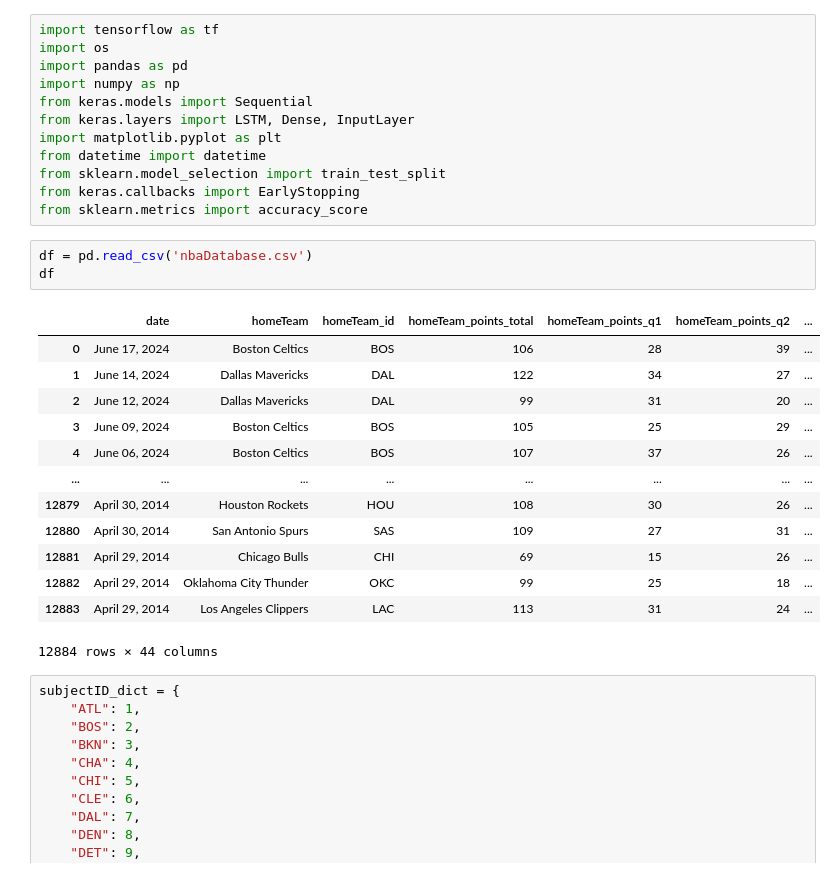
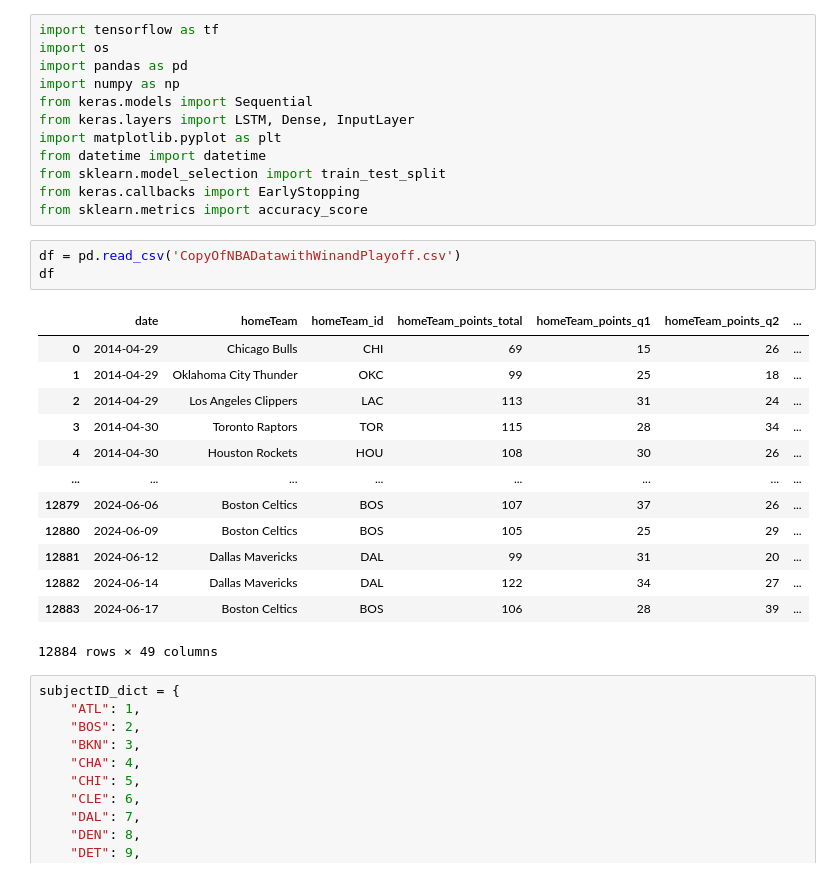
Before and after one commit to maxbraith/NBAModel, a Jupyter notebook: NBAModel/TimeSeriesML/timeSeriesWinner.ipynb, the cells around one changed output. Saved outputs shown, nothing was run; the diff lists cells and outputs as text.

```diff
--- a/NBAModel/TimeSeriesML/timeSeriesWinner.ipynb
+++ b/NBAModel/TimeSeriesML/timeSeriesWinner.ipynb
@@ -11,22 +11,22 @@ from sklearn.model_selection import train_test_split
 from keras.callbacks import EarlyStopping
 from sklearn.metrics import accuracy_score
 # %%
-df = pd.read_csv('nbaDatabase.csv')
+df = pd.read_csv('CopyOfNBADatawithWinandPlayoff.csv')
 df
 # %% [output]
 |  | date | homeTeam | homeTeam_id | homeTeam_points_total | homeTeam_points_q1 | homeTeam_points_q2 | ... |
-| 0 | June 17, 2024 | Boston Celtics | BOS | 106 | 28 | 39 | ... |
-| 1 | June 14, 2024 | Dallas Mavericks | DAL | 122 | 34 | 27 | ... |
-| 2 | June 12, 2024 | Dallas Mavericks | DAL | 99 | 31 | 20 | ... |
-| 3 | June 09, 2024 | Boston Celtics | BOS | 105 | 25 | 29 | ... |
-| 4 | June 06, 2024 | Boston Celtics | BOS | 107 | 37 | 26 | ... |
+| 0 | 2014-04-29 | Chicago Bulls | CHI | 69 | 15 | 26 | ... |
+| 1 | 2014-04-29 | Oklahoma City Thunder | OKC | 99 | 25 | 18 | ... |
+| 2 | 2014-04-29 | Los Angeles Clippers | LAC | 113 | 31 | 24 | ... |
+| 3 | 2014-04-30 | Toronto Raptors | TOR | 115 | 28 | 34 | ... |
+| 4 | 2014-04-30 | Houston Rockets | HOU | 108 | 30 | 26 | ... |
 | ... | ... | ... | ... | ... | ... | ... | ... |
-| 12879 | April 30, 2014 | Houston Rockets | HOU | 108 | 30 | 26 | ... |
-| 12880 | April 30, 2014 | San Antonio Spurs | SAS | 109 | 27 | 31 | ... |
-| 12881 | April 29, 2014 | Chicago Bulls | CHI | 69 | 15 | 26 | ... |
-| 12882 | April 29, 2014 | Oklahoma City Thunder | OKC | 99 | 25 | 18 | ... |
-| 12883 | April 29, 2014 | Los Angeles Clippers | LAC | 113 | 31 | 24 | ... |
+| 12879 | 2024-06-06 | Boston Celtics | BOS | 107 | 37 | 26 | ... |
+| 12880 | 2024-06-09 | Boston Celtics | BOS | 105 | 25 | 29 | ... |
+| 12881 | 2024-06-12 | Dallas Mavericks | DAL | 99 | 31 | 20 | ... |
+| 12882 | 2024-06-14 | Dallas Mavericks | DAL | 122 | 34 | 27 | ... |
+| 12883 | 2024-06-17 | Boston Celtics | BOS | 106 | 28 | 39 | ... |
-12884 rows × 44 columns
+12884 rows × 49 columns
 # %%
 subjectID_dict = {
     "ATL": 1,
```
Also changed, not shown: parts of 15 cells of this notebook, 1 other file.
